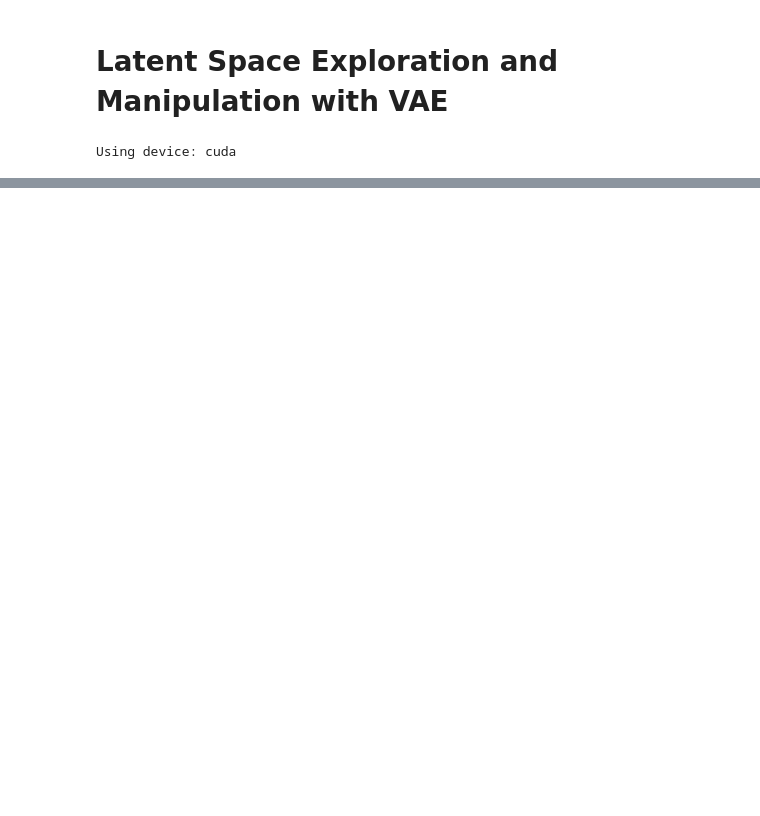
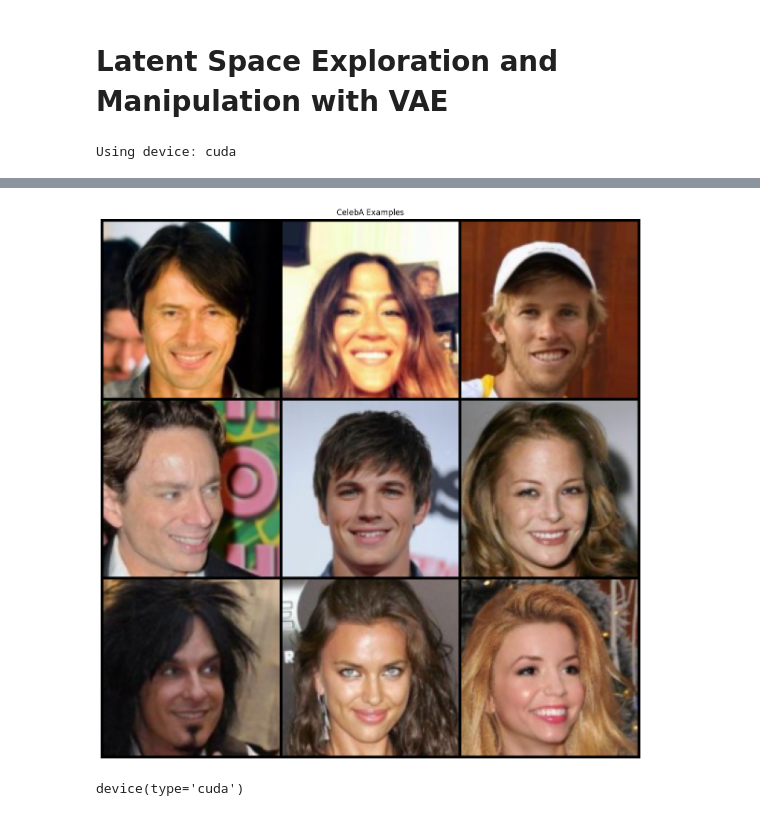
Before and after one commit to angelr-code/vae-project, a Jupyter notebook: notebooks/latent_manipulation.ipynb, the cells around one changed output, grey strips where cells are left out. Drawn from its saved outputs; the diff is of its cells as text; code cells hidden in the pictures; blank space fills up the shorter version.

```diff
--- a/notebooks/latent_manipulation.ipynb
+++ b/notebooks/latent_manipulation.ipynb
@@ -35,0 +104,3 @@ visualize_celeba_examples(dataloader=celeba_loader, num_examples=9, img_size=64,
+# %%
+df = pd.read_csv(r"C:\Users\Ángel\Documents\GitHub\vae-project\notebooks\data\celeba\list_attr_celeba.csv", sep = ',')
+df.head()
@@ -35,0 +129,5 @@ visualize_celeba_examples(dataloader=celeba_loader, num_examples=9, img_size=64,
+# %%
+columns = ['Smiling', 'Male', 'Blond_Hair', 'No_Beard']
+df = df.set_index('image_id')
+df = df[columns]
+df.head()
@@ -35,0 +142,10 @@ visualize_celeba_examples(dataloader=celeba_loader, num_examples=9, img_size=64,
+# %%
+img_smile = df[df['Smiling'] == 1].index.tolist()
+img_no_smile = df[df['Smiling'] == -1].index.tolist()
+# %%
+smile_loader = load_celeba(root, image_files=img_smile)
+nosmile_loader = load_celeba(root, image_files= img_no_smile)
+# %%
+visualize_celeba_examples(smile_loader, num_examples=9, img_size=128)
+# %% [output]
+[figure, added]
@@ -35,0 +166,4 @@ visualize_celeba_examples(dataloader=celeba_loader, num_examples=9, img_size=64,
+# %%
+device
+# %% [output]
+device(type='cuda')
```
Also changed, not shown: parts of 22 cells of this notebook, 3 other files.
